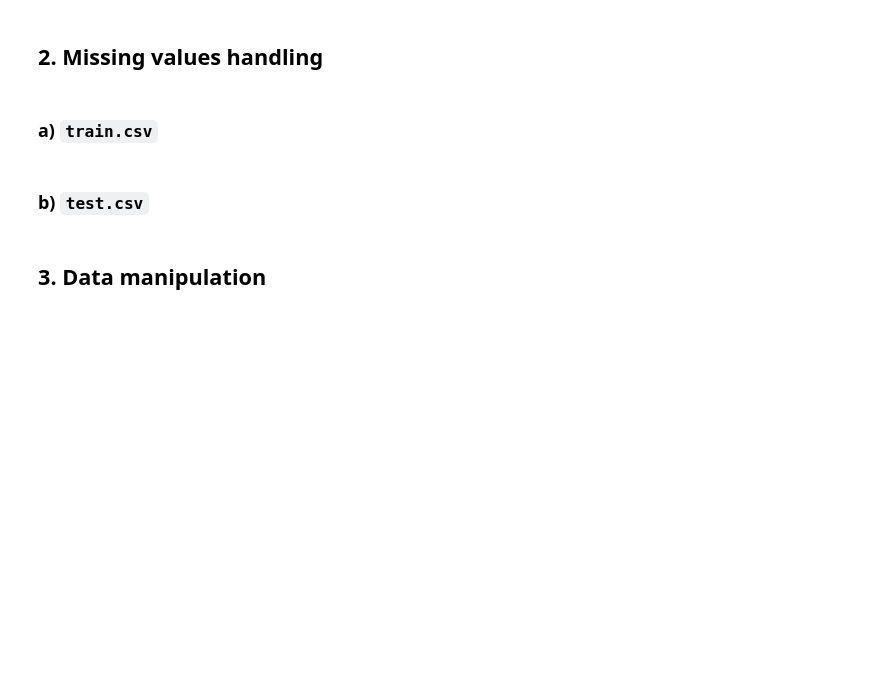
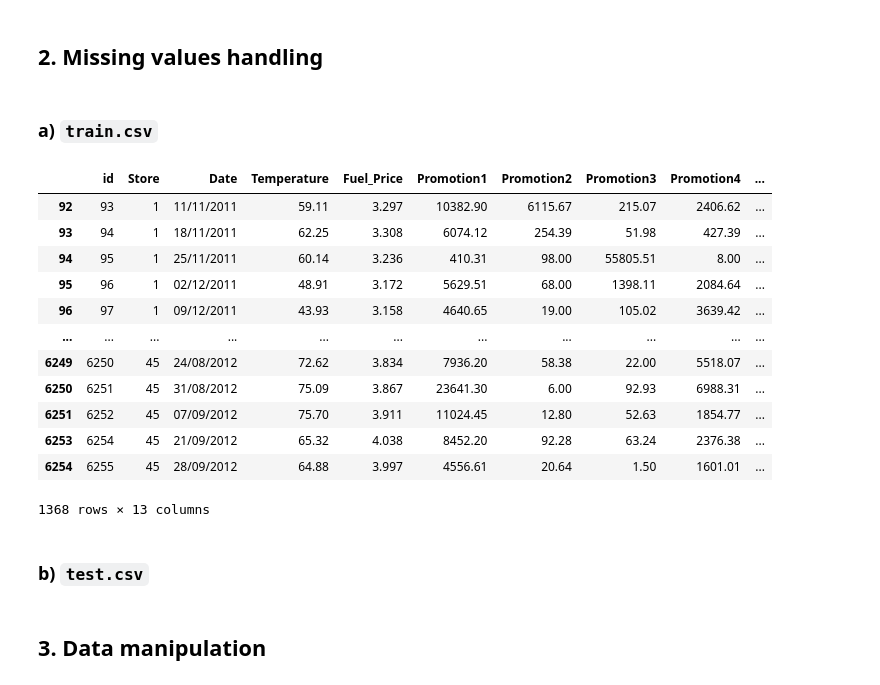
Before and after one commit to sungjk1999/dacon-sales-forecast, a Jupyter notebook: main.ipynb, the cells around one changed output. Saved outputs shown, nothing was run; the diff lists cells and outputs as text; code cells hidden in the pictures; blank space fills up the shorter version.

```diff
--- a/main.ipynb
+++ b/main.ipynb
@@ -14,7 +14,23 @@ submission = pd.read_csv("dataset/sample_submission.csv")
 # %% [markdown]
 ### a) `train.csv`
 # %%
-train = train.fillna(0)
+for i in range(1, 6):
+    train = train[train[f"Promotion{i}"].notnull()]
+train
+# %% [output]
+|  | id | Store | Date | Temperature | Fuel_Price | Promotion1 | Promotion2 | Promotion3 | Promotion4 | ... |
+| 92 | 93 | 1 | 11/11/2011 | 59.11 | 3.297 | 10382.90 | 6115.67 | 215.07 | 2406.62 | ... |
+| 93 | 94 | 1 | 18/11/2011 | 62.25 | 3.308 | 6074.12 | 254.39 | 51.98 | 427.39 | ... |
+| 94 | 95 | 1 | 25/11/2011 | 60.14 | 3.236 | 410.31 | 98.00 | 55805.51 | 8.00 | ... |
+| 95 | 96 | 1 | 02/12/2011 | 48.91 | 3.172 | 5629.51 | 68.00 | 1398.11 | 2084.64 | ... |
+| 96 | 97 | 1 | 09/12/2011 | 43.93 | 3.158 | 4640.65 | 19.00 | 105.02 | 3639.42 | ... |
+| ... | ... | ... | ... | ... | ... | ... | ... | ... | ... | ... |
+| 6249 | 6250 | 45 | 24/08/2012 | 72.62 | 3.834 | 7936.20 | 58.38 | 22.00 | 5518.07 | ... |
+| 6250 | 6251 | 45 | 31/08/2012 | 75.09 | 3.867 | 23641.30 | 6.00 | 92.93 | 6988.31 | ... |
+| 6251 | 6252 | 45 | 07/09/2012 | 75.70 | 3.911 | 11024.45 | 12.80 | 52.63 | 1854.77 | ... |
+| 6253 | 6254 | 45 | 21/09/2012 | 65.32 | 4.038 | 8452.20 | 92.28 | 63.24 | 2376.38 | ... |
+| 6254 | 6255 | 45 | 28/09/2012 | 64.88 | 3.997 | 4556.61 | 20.64 | 1.50 | 1601.01 | ... |
+1368 rows × 13 columns
 # %% [markdown]
 ### b) `test.csv`
 # %%
```
Also changed, not shown: parts of 3 cells of this notebook, 1 other file.
